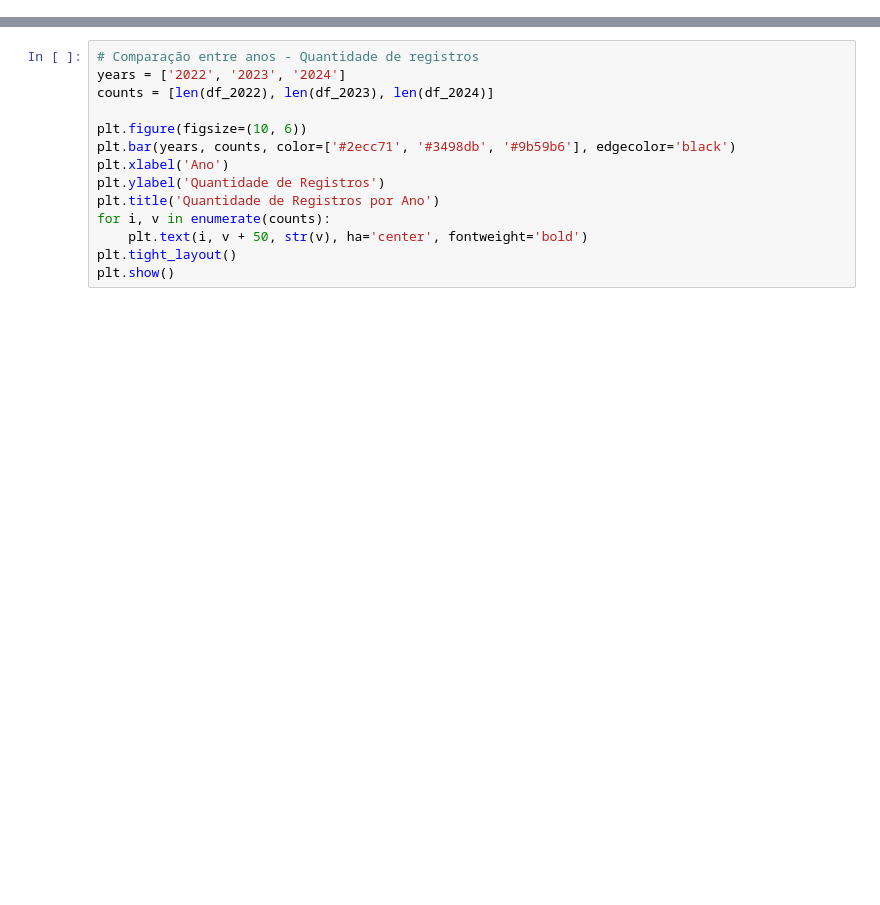
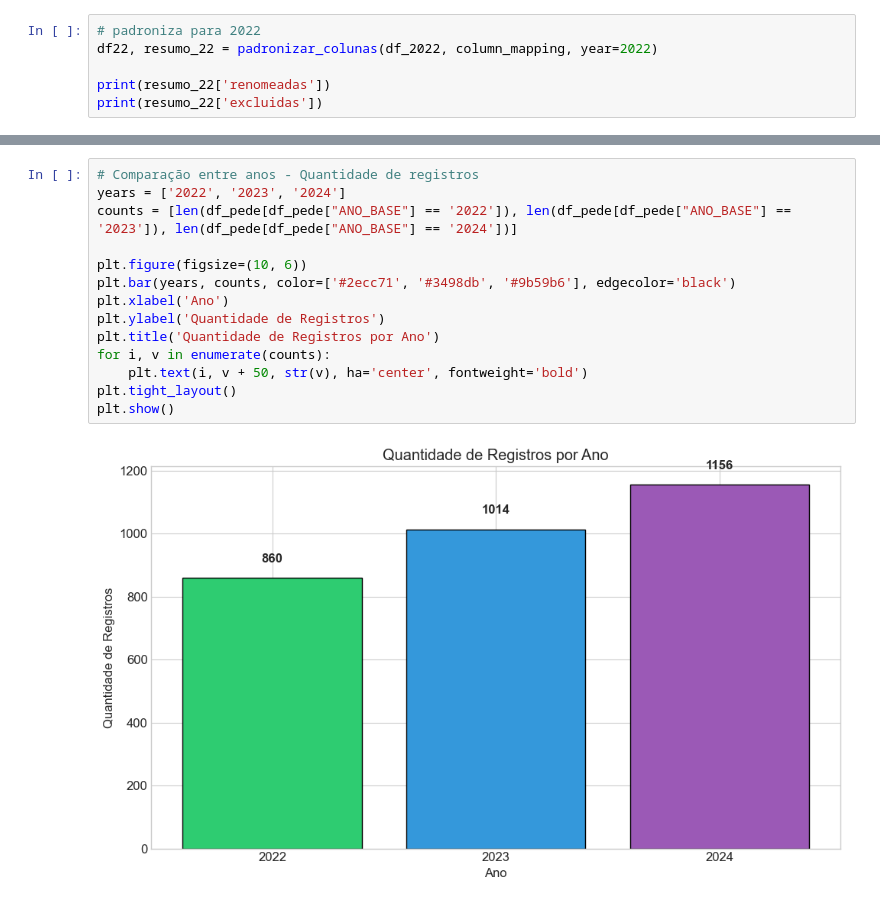
Before and after one commit to navevaik0/MLET_FASE5_DATATHON, a Jupyter notebook: notebooks/analise_exp.ipynb, the cells around one changed output, grey strips where cells are left out. Saved outputs shown, nothing was run; the diff lists cells and outputs as text; blank space fills up the shorter version.

```diff
--- a/notebooks/analise_exp.ipynb
+++ b/notebooks/analise_exp.ipynb
@@ -46,0 +46,6 @@ for i, col in enumerate(df_2024.columns, 1):
+# %%
+# padroniza para 2022
+df22, resumo_22 = padronizar_colunas(df_2022, column_mapping, year=2022)
+
+print(resumo_22['renomeadas'])
+print(resumo_22['excluidas'])
@@ -131,16 +274,18 @@ if 'Idade' in df_2024.columns:
 # %%
 # Comparação entre anos - Quantidade de registros
 years = ['2022', '2023', '2024']
-counts = [len(df_2022), len(df_2023), len(df_2024)]
+counts = [len(df_pede[df_pede["ANO_BASE"] == '2022']), len(df_pede[df_pede["ANO_BASE"] == '2023']), len(df_pede[df_pede["ANO_BASE"] == '2024'])]
 
 plt.figure(figsize=(10, 6))
 plt.bar(years, counts, color=['#2ecc71', '#3498db', '#9b59b6'], edgecolor='black')
 plt.xlabel('Ano')
 plt.ylabel('Quantidade de Registros')
 plt.title('Quantidade de Registros por Ano')
 for i, v in enumerate(counts):
     plt.text(i, v + 50, str(v), ha='center', fontweight='bold')
 plt.tight_layout()
 plt.show()
+# %% [output]
+[figure, added]
 # %%
 # Correlação entre variáveis numéricas - 2024
```
Also changed, not shown: parts of 21 cells of this notebook, 3 other files.
